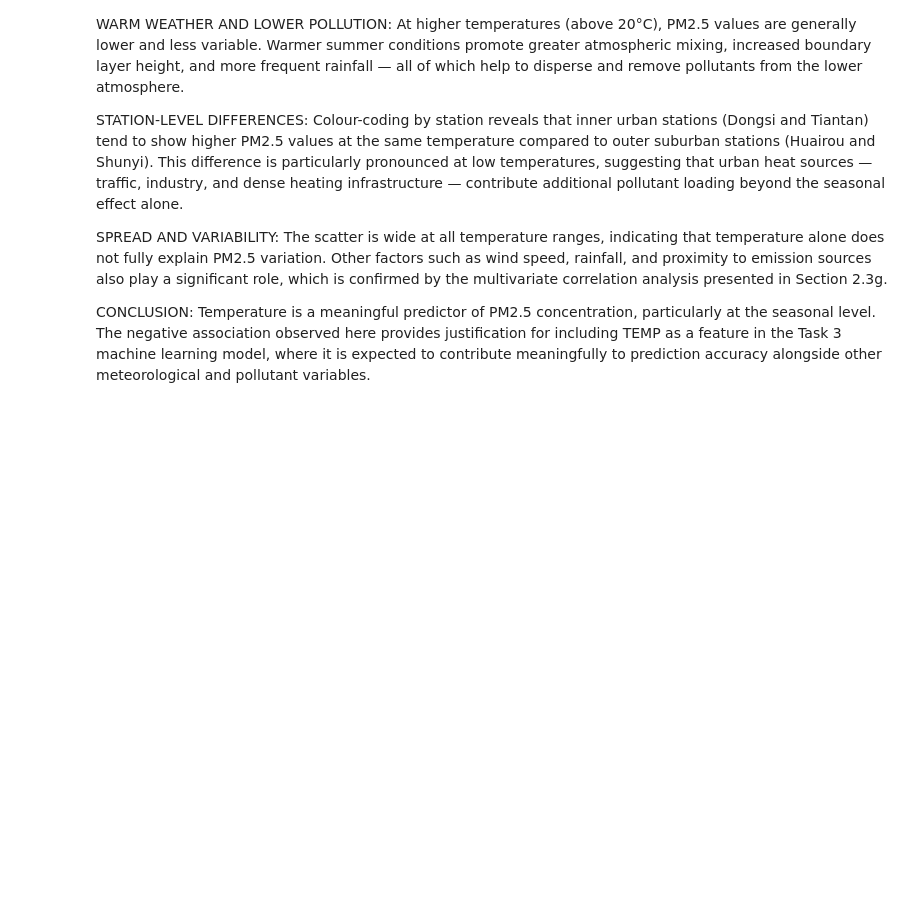
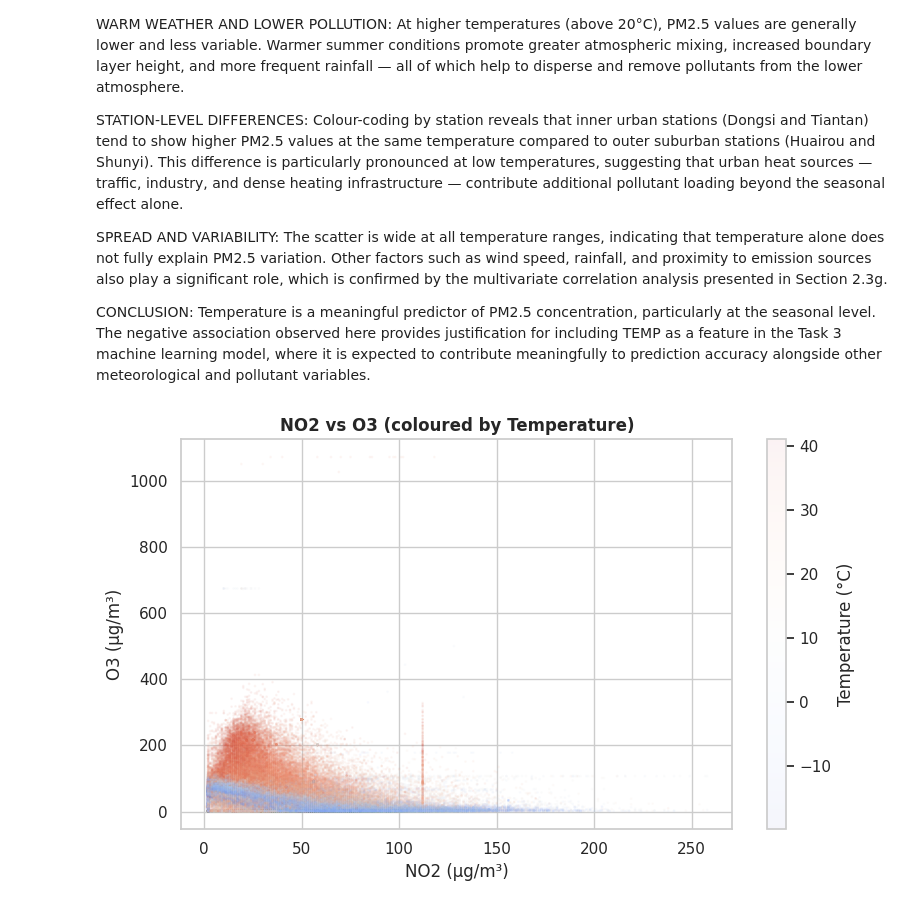
Before and after one commit to AJasa1983/Assessment_Repo, a Jupyter notebook: programmng_for_Data_Analysis_st20350980.ipynb, the cells around one changed output. Cells and saved outputs as stored; diff of their text form; code cells hidden in the pictures; blank space fills up the shorter version.

Commit message:
Added inverse relationship plot between N02 and 03

```diff
--- a/programmng_for_Data_Analysis_st20350980.ipynb
+++ b/programmng_for_Data_Analysis_st20350980.ipynb
@@ -657,3 +657,22 @@ at the seasonal level. The negative association observed here provides
 justification for including TEMP as a feature in the Task 3 machine
 learning model, where it is expected to contribute meaningfully to
 prediction accuracy alongside other meteorological and pollutant variables.
+# %%
+# BIVARIATE — NO2 vs O3 ──────────────────────────────────────────
+# NO2 and O3 have a well-known inverse relationship in atmospheric chemistry:
+# High NO2 (traffic/combustion) tends to deplete O3 via this reaction chain.
+
+fig, ax = plt.subplots(figsize=(8, 5))
+scatter = ax.scatter(
+    df['NO2'], df['O3'],
+    alpha=0.05, s=1, c=df['TEMP'], cmap='coolwarm'
+)
+plt.colorbar(scatter, ax=ax, label='Temperature (°C)')
+ax.set_xlabel('NO2 (µg/m³)')
+ax.set_ylabel('O3 (µg/m³)')
+ax.set_title('NO2 vs O3 (coloured by Temperature)', fontweight='bold')
+plt.tight_layout()
+plt.savefig('plot_04_NO2_vs_O3.png', bbox_inches='tight')
+plt.show()
+# %% [output]
+[figure, added]
```
Also changed, not shown: parts of 4 cells of this notebook.
